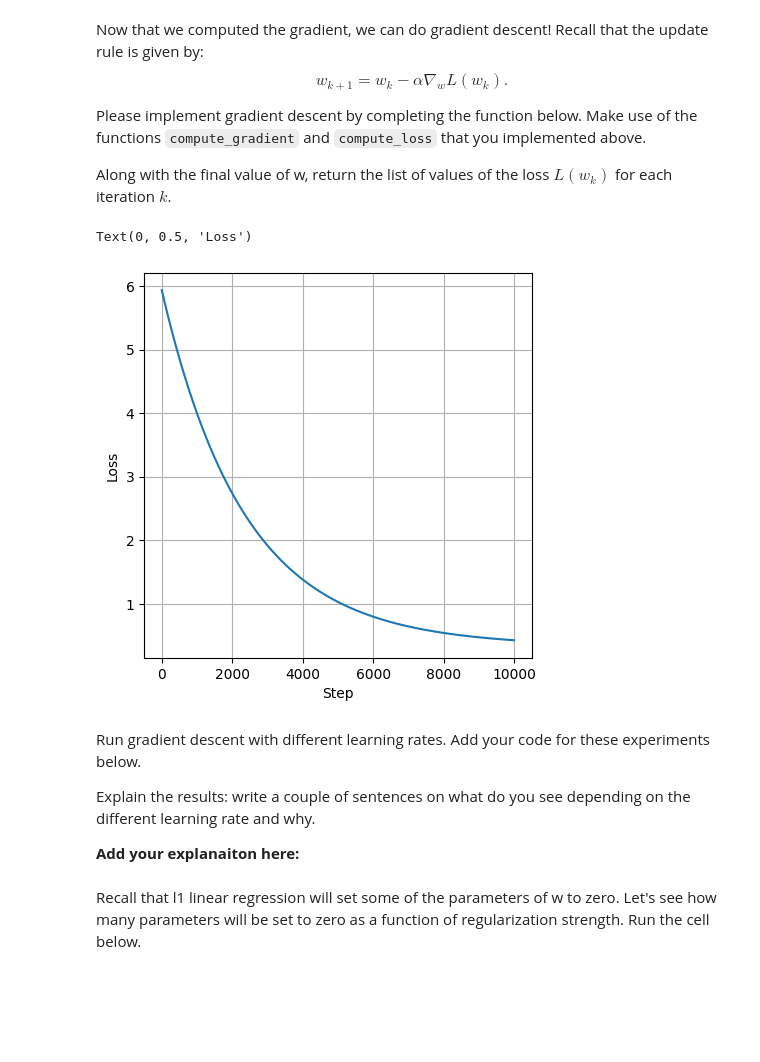
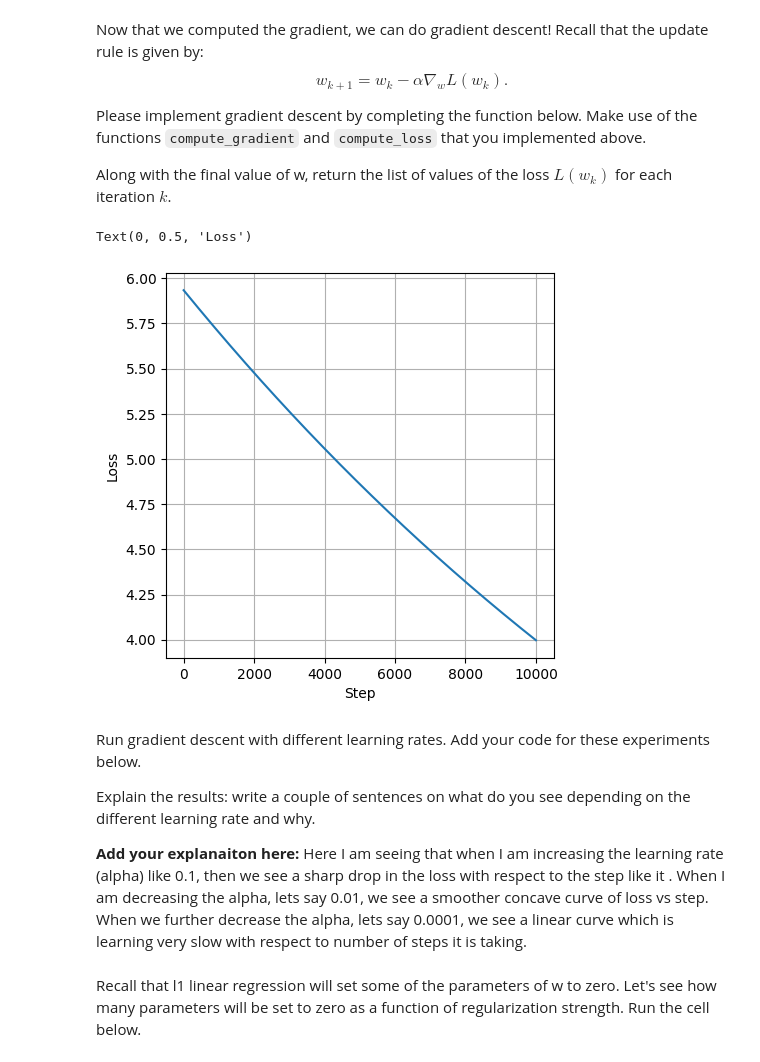
Before and after one commit to shashwatsaket46/study, a Jupyter notebook: lab3_regularization_logreg_gd.ipynb, the cells around one changed output. Drawn from its saved outputs; the diff is of its cells as text; code cells hidden in the pictures; blank space fills up the shorter version.

```diff
--- a/lab3_regularization_logreg_gd.ipynb
+++ b/lab3_regularization_logreg_gd.ipynb
@@ -184,41 +184,41 @@ def gradient_descent(X, y, w_init, lam, alpha, num_iter=10000
     --------
     w_final : numpy.ndarray of shape (d,)
         Final value of parameters w
     loss_history: list[float]
         List of loss values at each iteration
     """
 
     # Initialize weights and loss history
     w = w_init.copy()  # Make a copy to avoid modifying the input
     loss_history = []
 
     # Perform gradient descent
     for i in range(num_iter):
       loss_history.append(compute_loss(X,y,w,lam))
       w-= alpha *(compute_gradient(X,y,w,lam))
     return w, loss_history
 
 
 w_init = np.ones((n_features,))
-w, loss_history = gradient_descent(X_tr, y_tr, w_init, lam=0.1, alpha=.0001)
+w, loss_history = gradient_descent(X_tr, y_tr, w_init, lam=0.1, alpha=.00001)
 
 f, ax = plt.subplots(1, 1, figsize=(5, 5))
 xs = np.arange(len(loss_history))
 ys = np.array(loss_history)
 
 ax.plot(xs, ys)
 ax.grid()
 ax.set_xlabel("Step")
 ax.set_ylabel("Loss")
 # %% [output]
 Text(0, 0.5, 'Loss')
-[figure, old version]
+[figure, new version]
 # %% [markdown]
 Run gradient descent with different learning rates. Add your code for these experiments below.
 
 Explain the results: write a couple of sentences on what do you see depending on the different learning rate and why.
 
-**Add your explanaiton here:**
+**Add your explanaiton here:** Here I am seeing that when I am increasing the learning rate (alpha) like 0.1, then we see a sharp drop in the loss with respect to the step like it . When I am decreasing the alpha, lets say 0.01, we see a smoother concave curve of loss vs step. When we further decrease the alpha, lets say 0.0001, we see a linear curve which is learning very slow with respect to number of steps it is taking.
 # %% [markdown]
 Recall that l1 linear regression will set some of the parameters of w to zero. Let's see how many parameters will be set to zero as a function of regularization strength. Run the cell below.
 # %%
```
Also changed, not shown: parts of 1 cell of this notebook.
